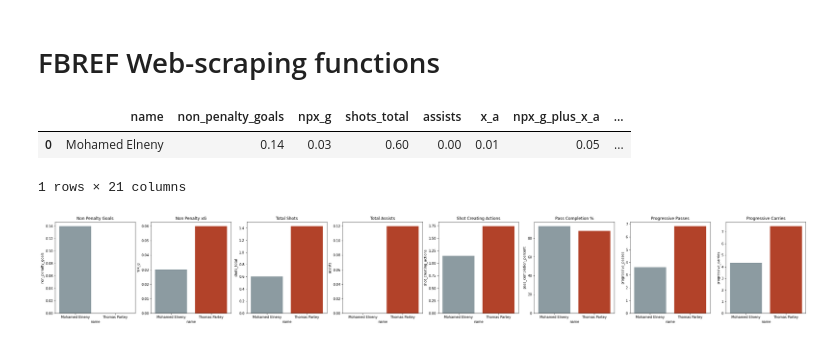
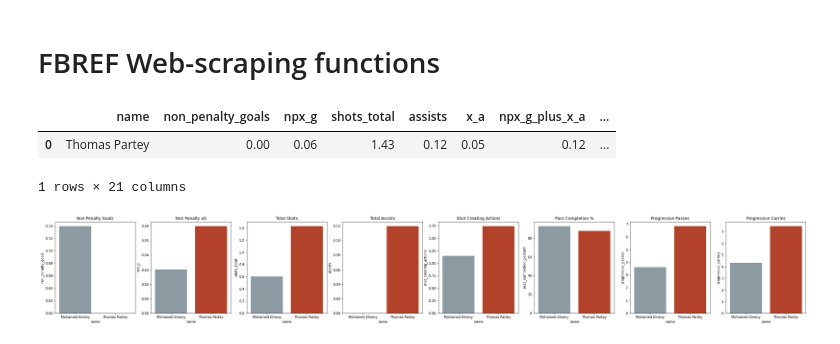
Before and after one commit to frankinetics/fbref, a Jupyter notebook: FBREF_Web_scraping_functions_.ipynb, the cells around one changed output. Cells and saved outputs as stored; diff of their text form; code cells hidden in the pictures.

```diff
--- a/FBREF_Web_scraping_functions_.ipynb
+++ b/FBREF_Web_scraping_functions_.ipynb
@@ -21,10 +21,10 @@ from src.fbref_analysis_functions import *
 # %%
 warnings.filterwarnings("ignore")
 # %%
-get_player_data("https://fbref.com/en/players/47a34c4f/Mohamed-Elneny")
+get_player_data("https://fbref.com/en/players/529f49ab/Thomas-Partey")
 # %% [output]
 |  | name | non_penalty_goals | npx_g | shots_total | assists | x_a | npx_g_plus_x_a | ... |
-| 0 | Mohamed Elneny | 0.14 | 0.03 | 0.60 | 0.00 | 0.01 | 0.05 | ... |
+| 0 | Thomas Partey | 0.00 | 0.06 | 1.43 | 0.12 | 0.05 | 0.12 | ... |
 1 rows × 21 columns
 # %%
 compare_players_data("https://fbref.com/en/players/47a34c4f/Mohamed-Elneny", "https://fbref.com/en/players/529f49ab/Thomas-Partey")
```
Also changed, not shown: parts of 1 cell of this notebook.
